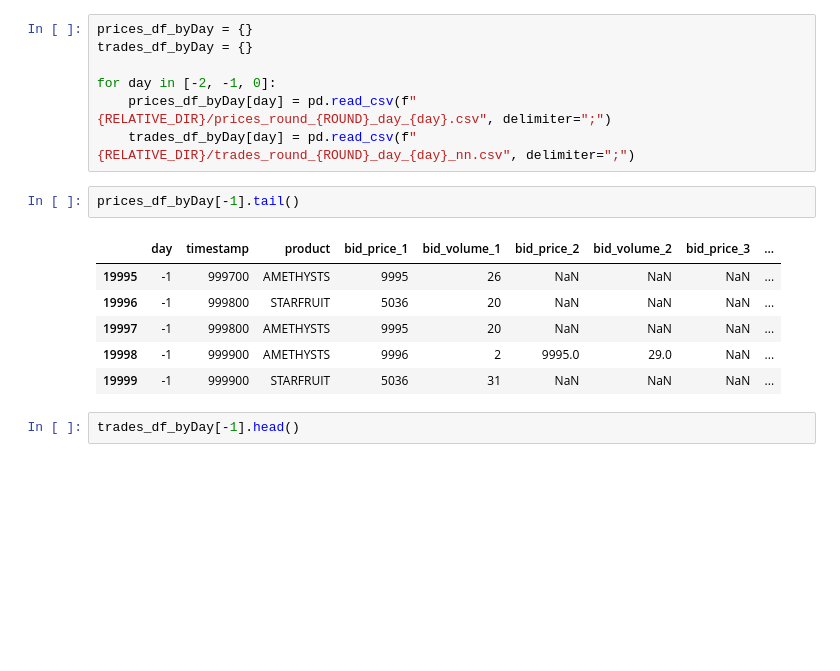
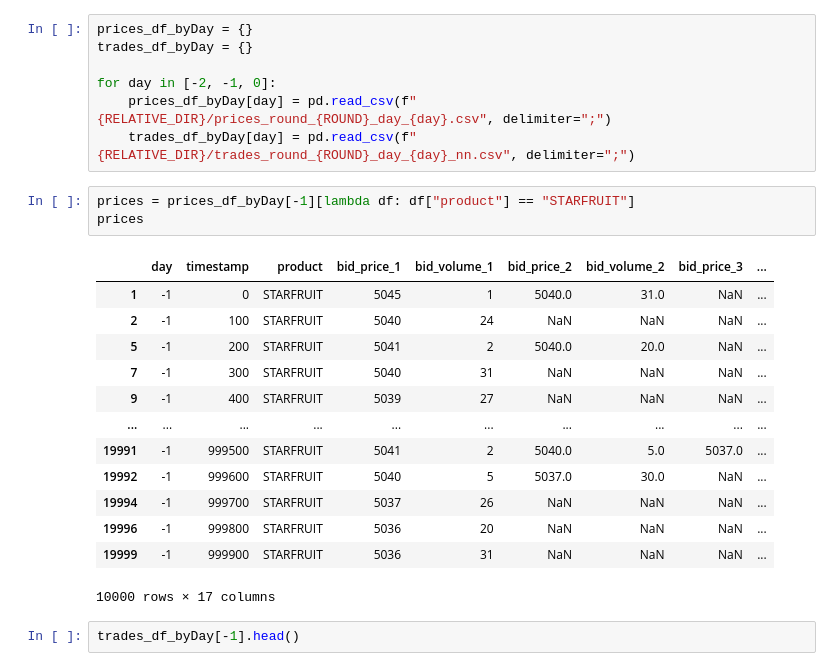
Before and after one commit to josephxiao8/prosperity2, a Jupyter notebook: joshua-notebooks/Round 1.ipynb, the cells around one changed output. Cells and saved outputs as stored; diff of their text form; blank space fills up the shorter version.

```diff
--- a/joshua-notebooks/Round 1.ipynb
+++ b/joshua-notebooks/Round 1.ipynb
@@ -15,15 +15,23 @@ trades_df_byDay = {}
 for day in [-2, -1, 0]:
     prices_df_byDay[day] = pd.read_csv(f"{RELATIVE_DIR}/prices_round_{ROUND}_day_{day}.csv", delimiter=";")
     trades_df_byDay[day] = pd.read_csv(f"{RELATIVE_DIR}/trades_round_{ROUND}_day_{day}_nn.csv", delimiter=";")
-# %%
-prices_df_byDay[-1].tail()
-# %% [output]
-|  | day | timestamp | product | bid_price_1 | bid_volume_1 | bid_price_2 | bid_volume_2 | bid_price_3 | ... |
-| 19995 | -1 | 999700 | AMETHYSTS | 9995 | 26 | NaN | NaN | NaN | ... |
-| 19996 | -1 | 999800 | STARFRUIT | 5036 | 20 | NaN | NaN | NaN | ... |
-| 19997 | -1 | 999800 | AMETHYSTS | 9995 | 20 | NaN | NaN | NaN | ... |
-| 19998 | -1 | 999900 | AMETHYSTS | 9996 | 2 | 9995.0 | 29.0 | NaN | ... |
-| 19999 | -1 | 999900 | STARFRUIT | 5036 | 31 | NaN | NaN | NaN | ... |
+# %%
+prices = prices_df_byDay[-1][lambda df: df["product"] == "STARFRUIT"]
+prices
+# %% [output]
+|  | day | timestamp | product | bid_price_1 | bid_volume_1 | bid_price_2 | bid_volume_2 | bid_price_3 | ... |
+| 1 | -1 | 0 | STARFRUIT | 5045 | 1 | 5040.0 | 31.0 | NaN | ... |
+| 2 | -1 | 100 | STARFRUIT | 5040 | 24 | NaN | NaN | NaN | ... |
+| 5 | -1 | 200 | STARFRUIT | 5041 | 2 | 5040.0 | 20.0 | NaN | ... |
+| 7 | -1 | 300 | STARFRUIT | 5040 | 31 | NaN | NaN | NaN | ... |
+| 9 | -1 | 400 | STARFRUIT | 5039 | 27 | NaN | NaN | NaN | ... |
+| ... | ... | ... | ... | ... | ... | ... | ... | ... | ... |
+| 19991 | -1 | 999500 | STARFRUIT | 5041 | 2 | 5040.0 | 5.0 | 5037.0 | ... |
+| 19992 | -1 | 999600 | STARFRUIT | 5040 | 5 | 5037.0 | 30.0 | NaN | ... |
+| 19994 | -1 | 999700 | STARFRUIT | 5037 | 26 | NaN | NaN | NaN | ... |
+| 19996 | -1 | 999800 | STARFRUIT | 5036 | 20 | NaN | NaN | NaN | ... |
+| 19999 | -1 | 999900 | STARFRUIT | 5036 | 31 | NaN | NaN | NaN | ... |
+10000 rows × 17 columns
 # %%
 trades_df_byDay[-1].head()
 # %% [output]
```
Also changed, not shown: parts of 15 cells of this notebook, 7 other files.
